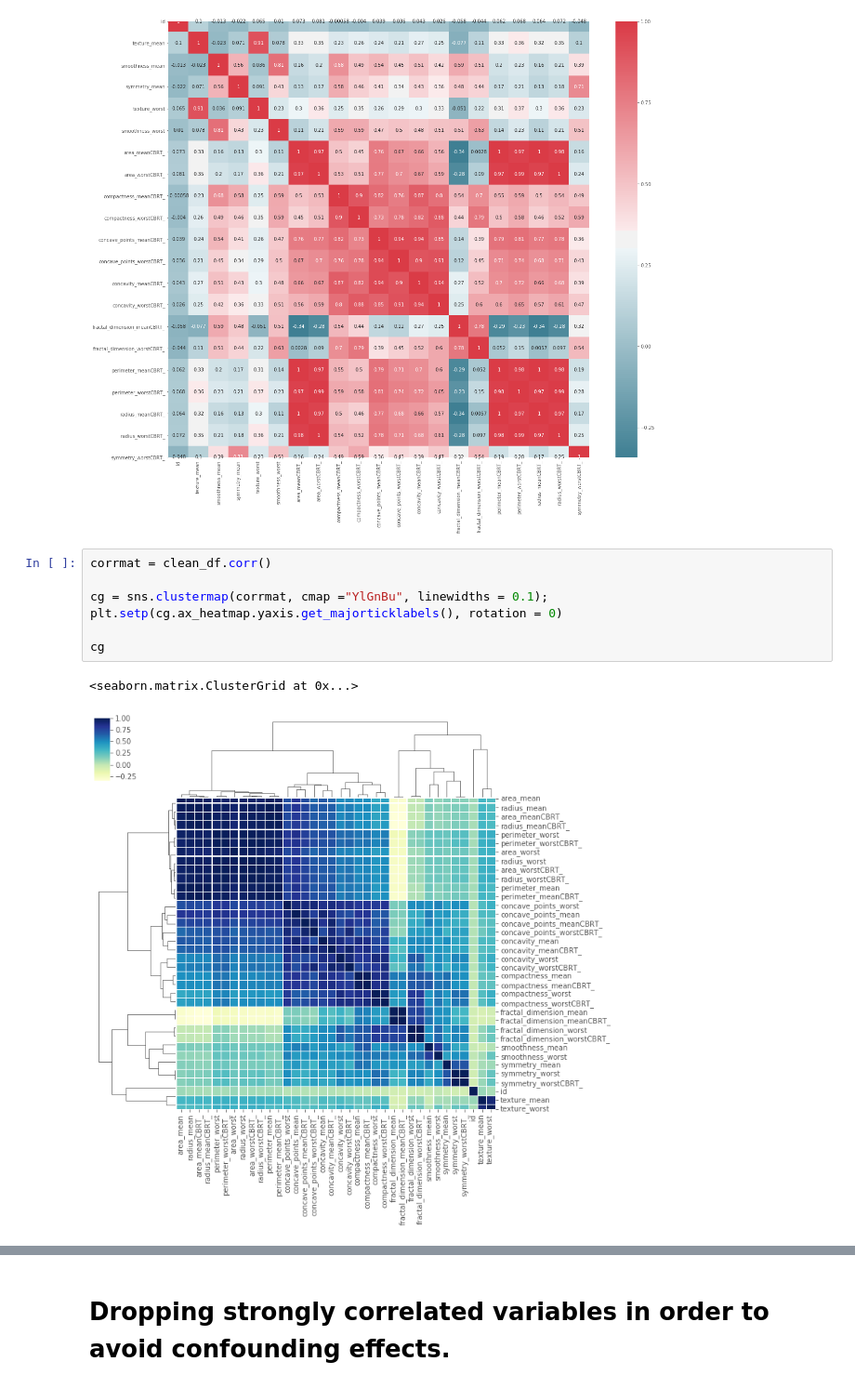
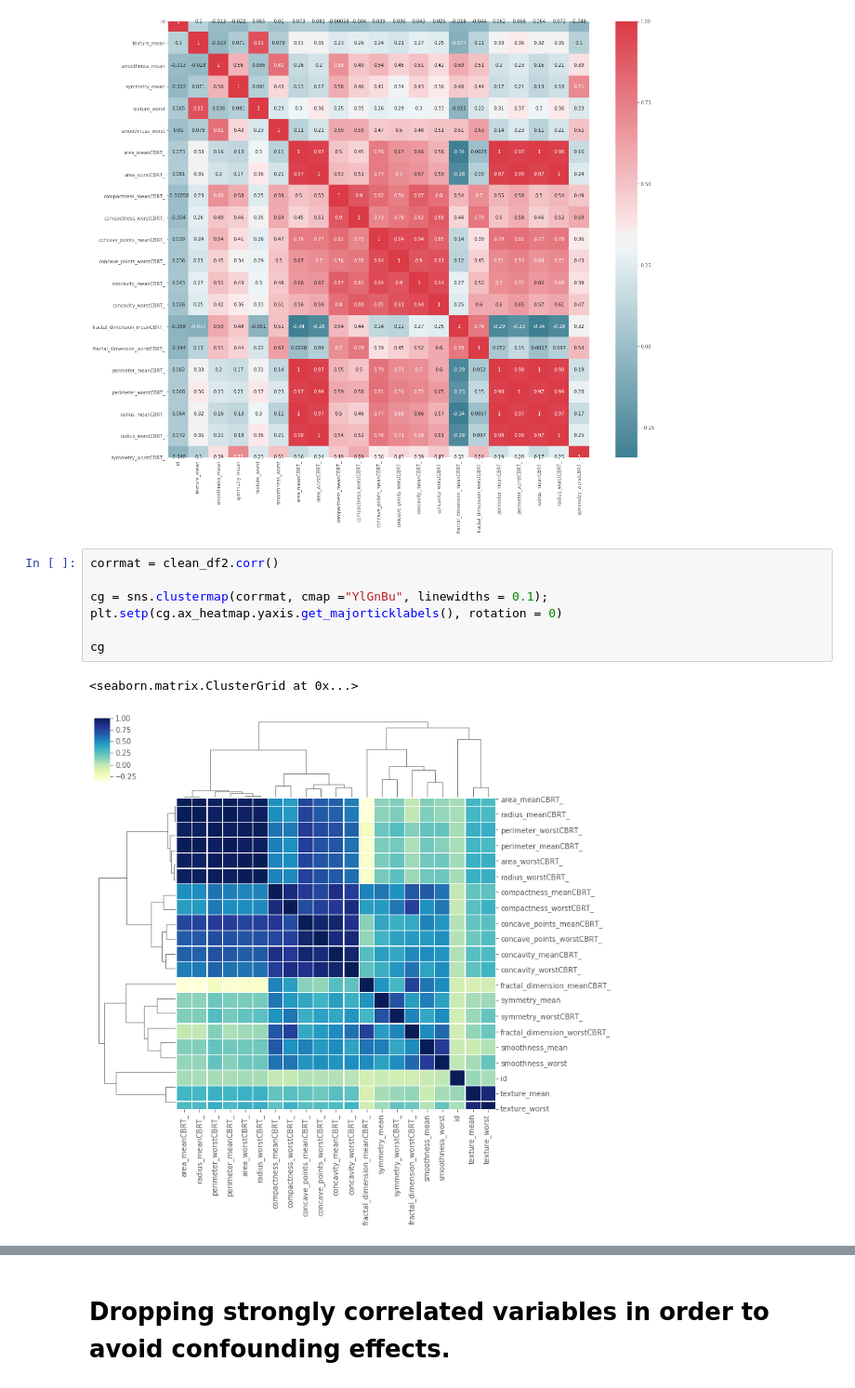
Before and after one commit to laurasuchomska/Breast-Cancer-Project, a Jupyter notebook: Breast_Cancer_workbook.ipynb, the cells around one changed output, grey strips where cells are left out. Shown at 93% size. Saved outputs shown, nothing was run; the diff lists cells and outputs as text.

```diff
--- a/Breast_Cancer_workbook.ipynb
+++ b/Breast_Cancer_workbook.ipynb
@@ -339,13 +339,13 @@ correlation_heatmap(clean_df2)
 # %% [output]
 [figure]
 # %%
-corrmat = clean_df.corr()
+corrmat = clean_df2.corr()
 
 cg = sns.clustermap(corrmat, cmap ="YlGnBu", linewidths = 0.1);
 plt.setp(cg.ax_heatmap.yaxis.get_majorticklabels(), rotation = 0)
 
 cg
 # %% [output]
 <seaborn.matrix.ClusterGrid at 0x...>
-[figure, old version]
+[figure, new version]
 # %%
```
Also changed, not shown: parts of 57 cells of this notebook.
